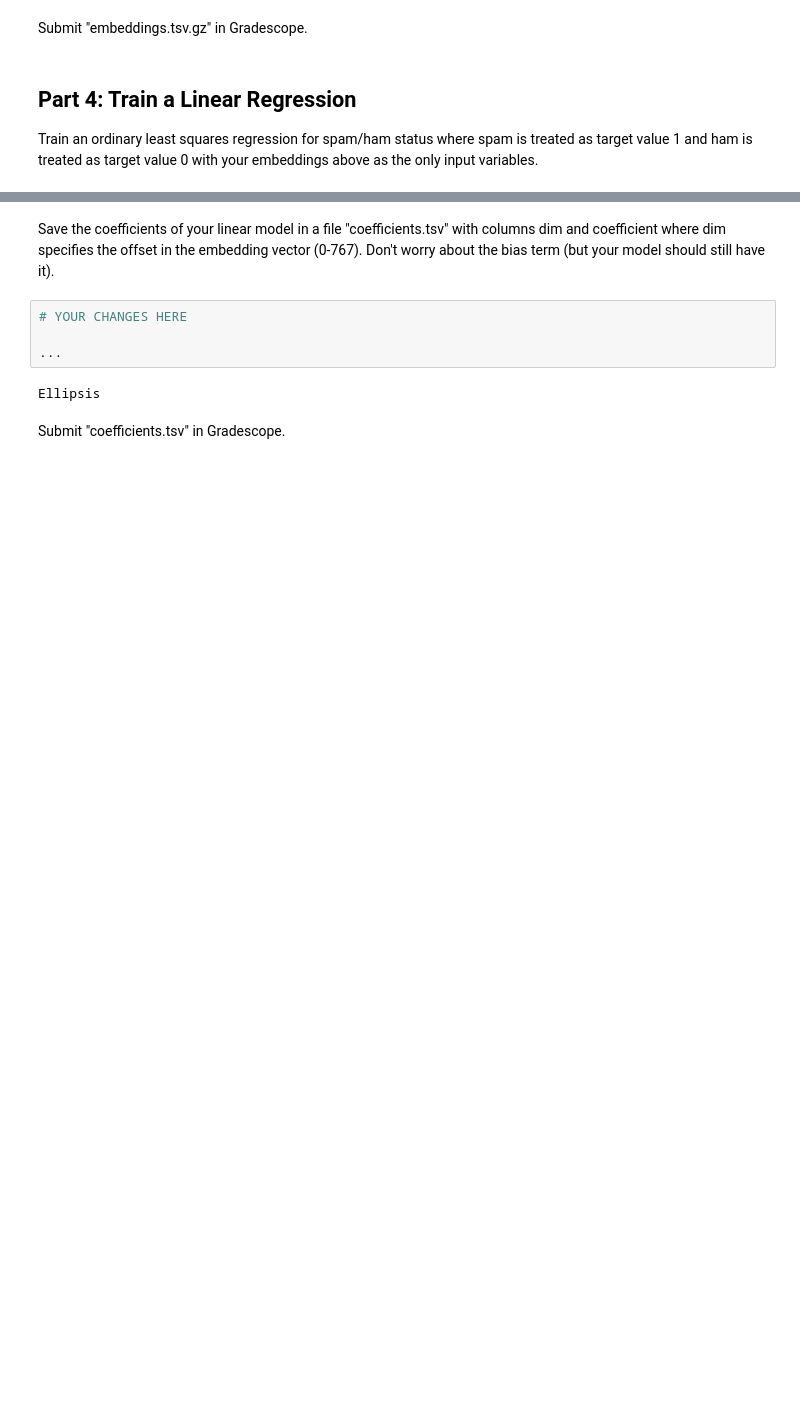
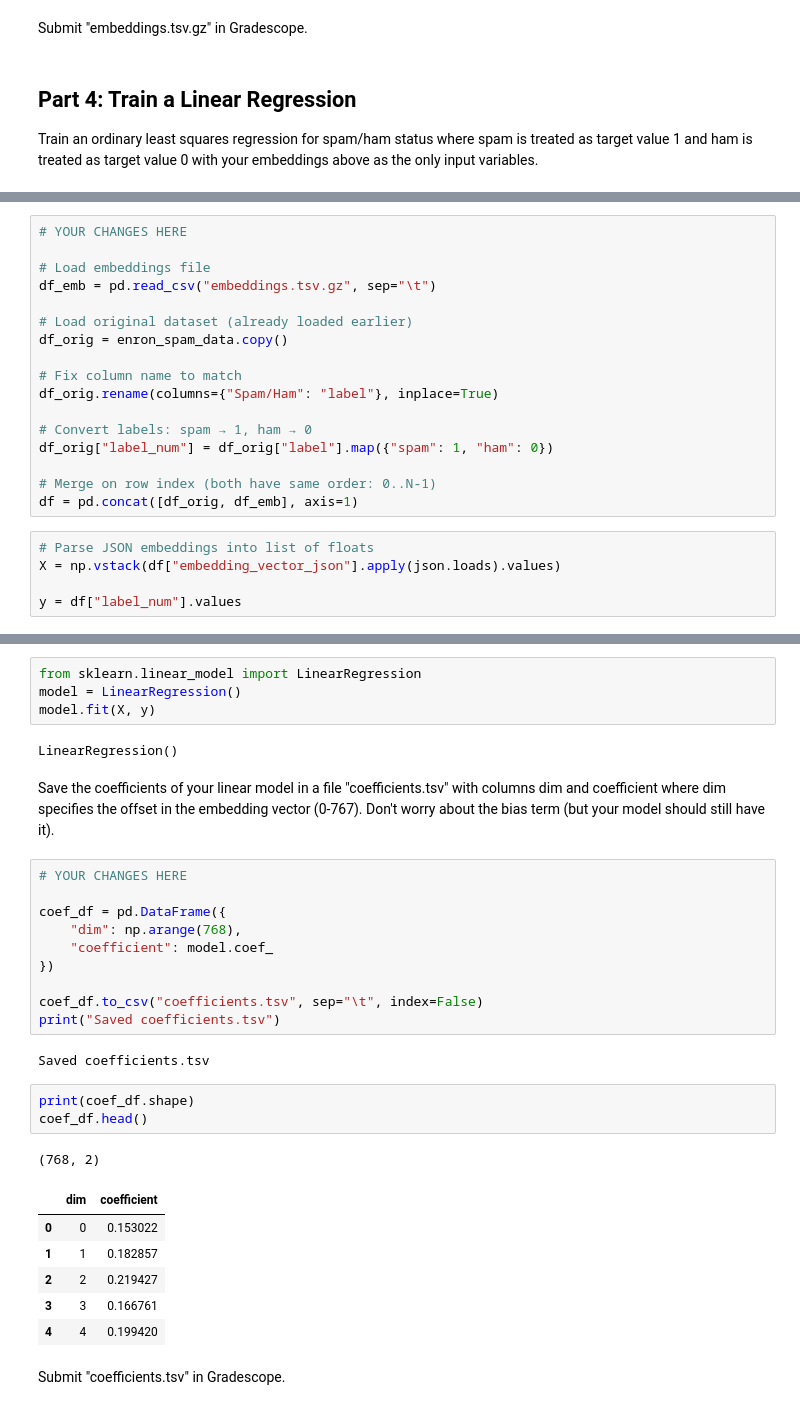
Before and after one commit to Rocking-Priya/704-fall-projects-2025, a Jupyter notebook: project.ipynb, the cells around one changed output, grey strips where cells are left out. Drawn from its saved outputs; the diff is of its cells as text; blank space fills up the shorter version.

```diff
--- a/project.ipynb
+++ b/project.ipynb
@@ -174,0 +244,22 @@ Ellipsis
+# %%
+# YOUR CHANGES HERE
+
+# Load embeddings file
+df_emb = pd.read_csv("embeddings.tsv.gz", sep="\t")
+
+# Load original dataset (already loaded earlier)
+df_orig = enron_spam_data.copy()
+
+# Fix column name to match
+df_orig.rename(columns={"Spam/Ham": "label"}, inplace=True)
+
+# Convert labels: spam → 1, ham → 0
+df_orig["label_num"] = df_orig["label"].map({"spam": 1, "ham": 0})
+
+# Merge on row index (both have same order: 0..N-1)
+df = pd.concat([df_orig, df_emb], axis=1)
+# %%
+# Parse JSON embeddings into list of floats
+X = np.vstack(df["embedding_vector_json"].apply(json.loads).values)
+
+y = df["label_num"].values
@@ -175,11 +272,34 @@ Ellipsis
+# %%
+from sklearn.linear_model import LinearRegression
+model = LinearRegression()
+model.fit(X, y)
+# %% [output]
+LinearRegression()
 # %% [markdown]
 Save the coefficients of your linear model in a file "coefficients.tsv" with columns dim and coefficient where dim specifies the offset in the embedding vector (0-767).
 Don't worry about the bias term (but your model should still have it).
-# %%
-# YOUR CHANGES HERE
-
-...
-# %% [output]
-Ellipsis
+# %%
+# YOUR CHANGES HERE
+
+coef_df = pd.DataFrame({
+    "dim": np.arange(768),
+    "coefficient": model.coef_
+})
+
+coef_df.to_csv("coefficients.tsv", sep="\t", index=False)
+print("Saved coefficients.tsv")
+# %% [output]
+Saved coefficients.tsv
+# %%
+print(coef_df.shape)
+coef_df.head()
+# %% [output]
+(768, 2)
+|  | dim | coefficient |
+| 0 | 0 | 0.153022 |
+| 1 | 1 | 0.182857 |
+| 2 | 2 | 0.219427 |
+| 3 | 3 | 0.166761 |
+| 4 | 4 | 0.199420 |
 # %% [markdown]
 Submit "coefficients.tsv" in Gradescope.
```
Also changed, not shown: parts of 18 cells of this notebook.
